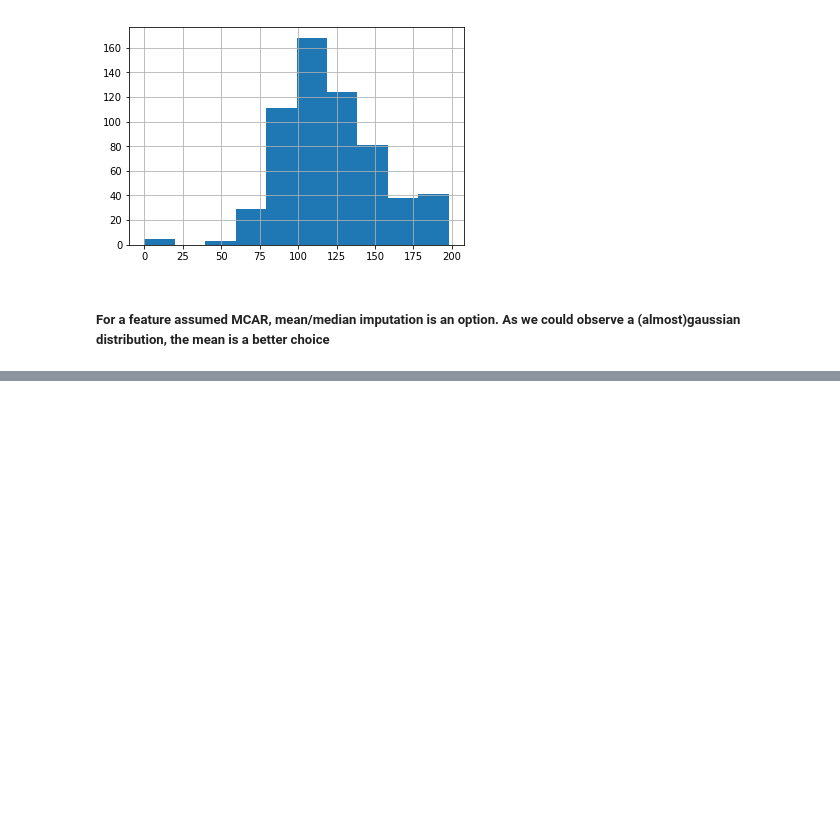
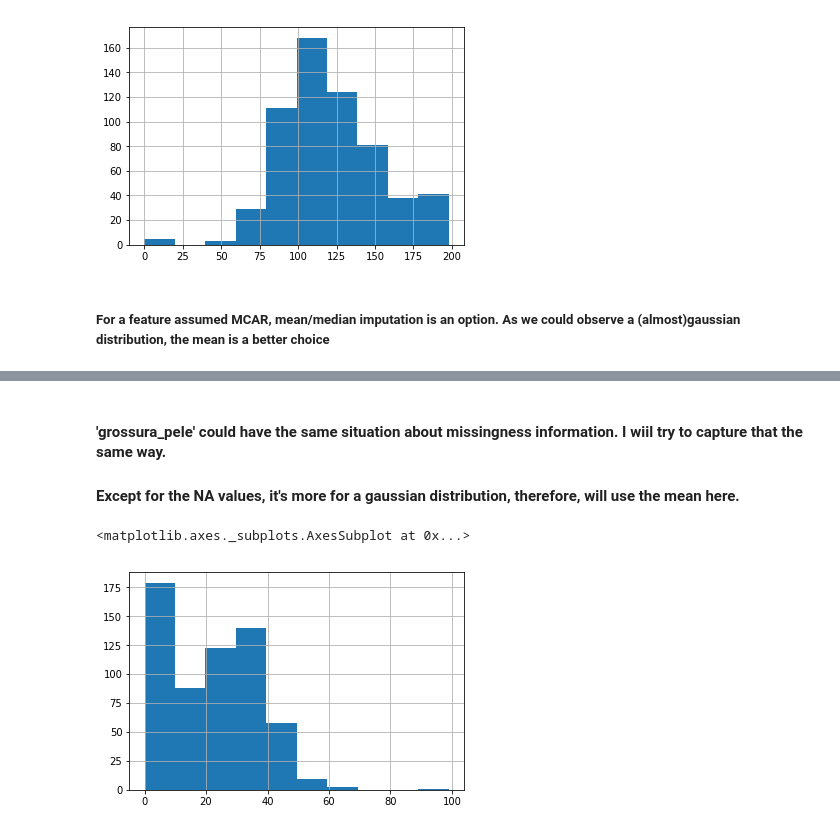
Before and after one commit to icyrino/FeatureEngineering-Training, a Jupyter notebook: NA values.ipynb, the cells around one changed output, grey strips where cells are left out. Cells and saved outputs as stored; diff of their text form; code cells hidden in the pictures; blank space fills up the shorter version.

```diff
--- a/NA values.ipynb
+++ b/NA values.ipynb
@@ -88,0 +157,8 @@ df['glicose_NAtoMean'].hist()
+# %% [markdown]
+#### 'grossura_pele' could have the same situation about missingness information. I wiil try to capture that the same way.
+#### Except for the NA values, it's more for a gaussian distribution, therefore, will use the mean here.
+# %%
+df['grossura_pele'].hist()
+# %% [output]
+<matplotlib.axes._subplots.AxesSubplot at 0x...>
+[figure, added]
```
Also changed, not shown: parts of 37 cells of this notebook.
